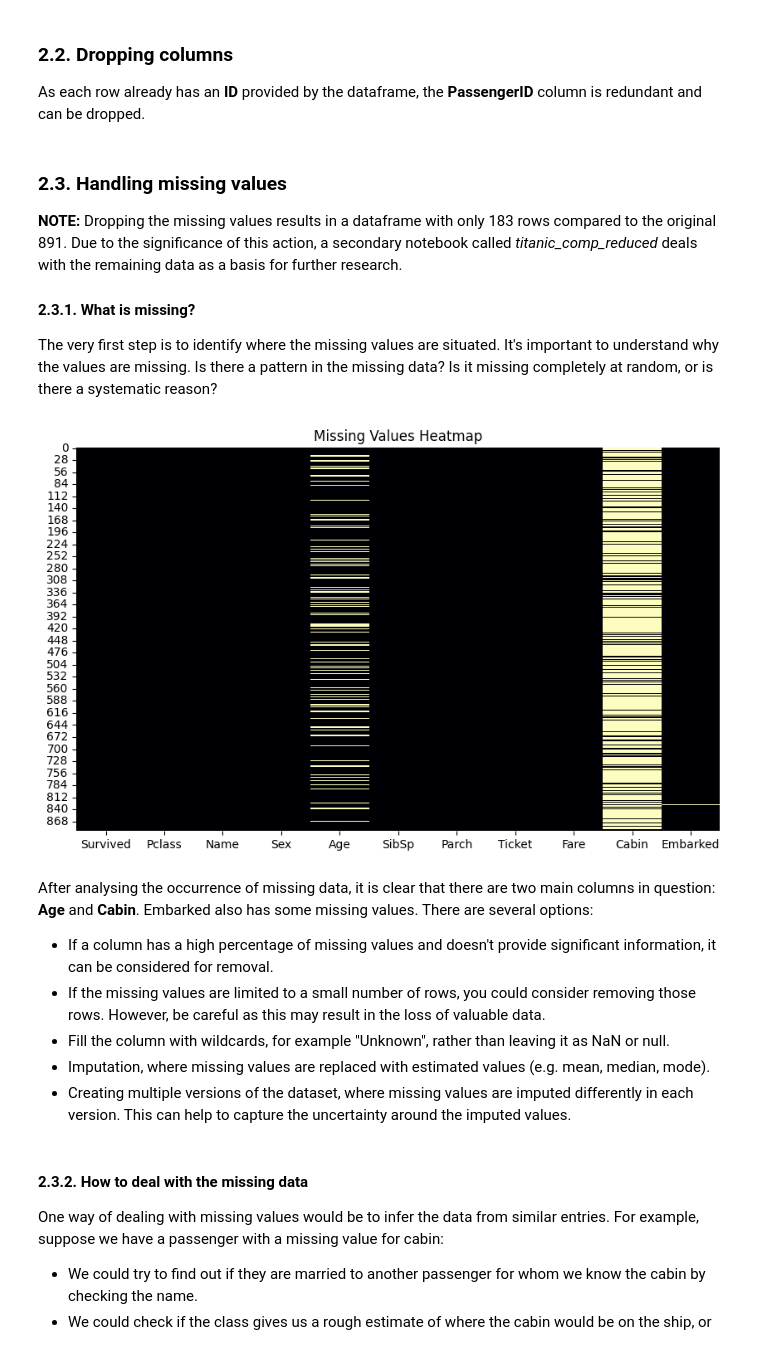
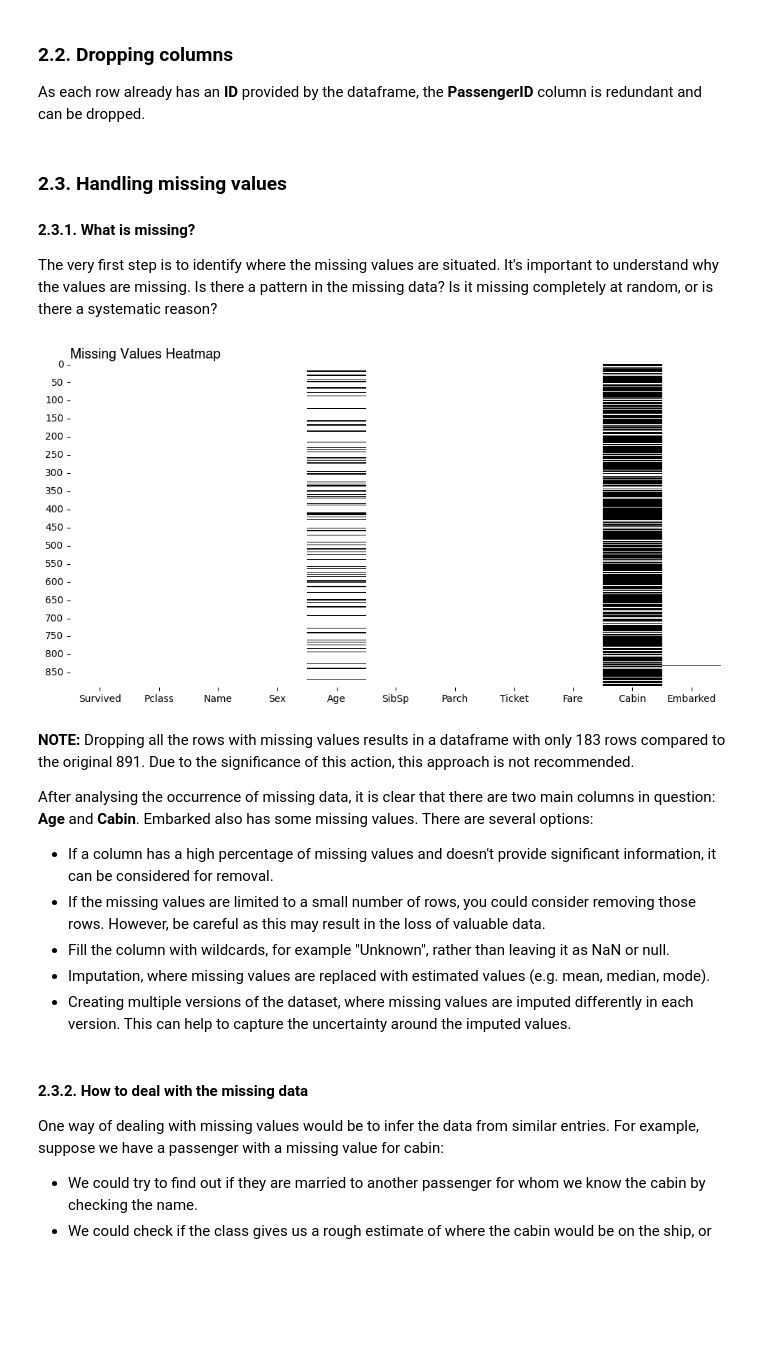
Before and after one commit to n3ur0mancer/kaggle_titanic_competition, a Jupyter notebook: titanic_comp_full.ipynb, the cells around one changed output. Drawn from its saved outputs; the diff is of its cells as text; code cells hidden in the pictures; blank space fills up the shorter version.

Commit message:
Updated heatmap plot

```diff
--- a/titanic_comp_full.ipynb
+++ b/titanic_comp_full.ipynb
@@ -137,22 +137,22 @@ As each row already has an **ID** provided by the dataframe, the **PassengerID**
 t_df_dropped = t_df.drop(['PassengerId'], axis=1)
 # %% [markdown]
 ### 2.3. Handling missing values
-
-**NOTE:** Dropping the missing values results in a dataframe with only 183 rows compared to the original 891. Due to the significance of this action, a secondary notebook called *titanic_comp_reduced* deals with the remaining data as a basis for further research.
-
 
 #### 2.3.1. What is missing?
 
 The very first step is to identify where the missing values are situated. It's important to understand why the values are missing. Is there a pattern in the missing data? Is it missing completely at random, or is there a systematic reason?
 # %%
 # Create a heatmap of missing values
-plt.figure(figsize=(10, 6))
-sns.heatmap(t_df_dropped.isnull(), cmap="magma", cbar=False)
-plt.title("Missing Values Heatmap")
+plt.figure(figsize=(12, 6))
+sns.axes_style('axes.spines.left': True,'axes.spines.bottom': True,)
+sns.heatmap(t_df_dropped.isnull(), cmap="binary", cbar=False, yticklabels=50)
+title = plt.title("Missing Values Heatmap", loc="left", fontname="Helvetica", fontsize=14)
 plt.show()
 # %% [output]
-[figure, old version]
+[figure, new version]
 # %% [markdown]
+**NOTE:** Dropping all the rows with missing values results in a dataframe with only 183 rows compared to the original 891. Due to the significance of this action, this approach is not recommended.
+
 After analysing the occurrence of missing data, it is clear that there are two main columns in question: **Age** and **Cabin**.
 Embarked also has some missing values. There are several options:
 
```
